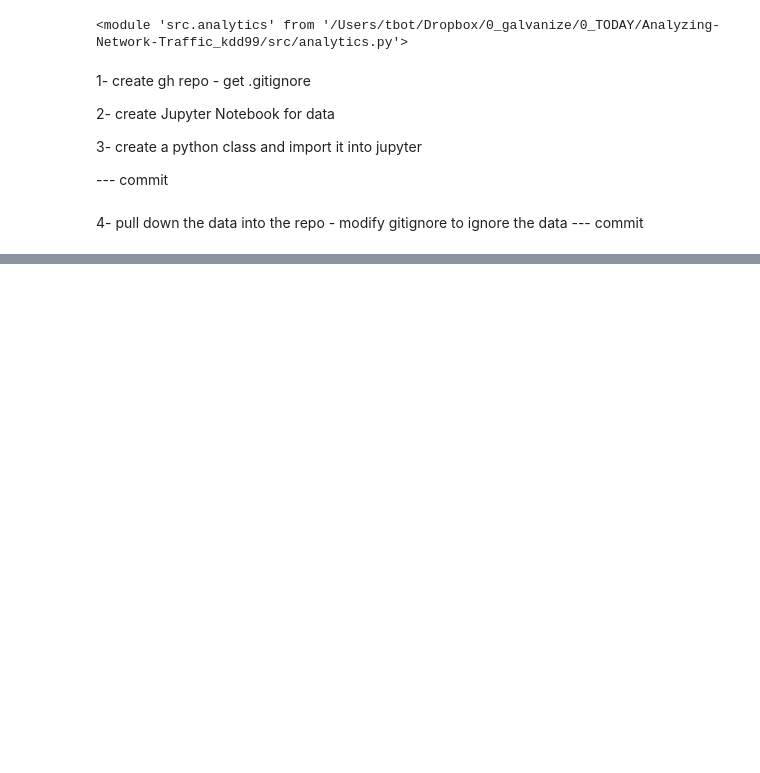
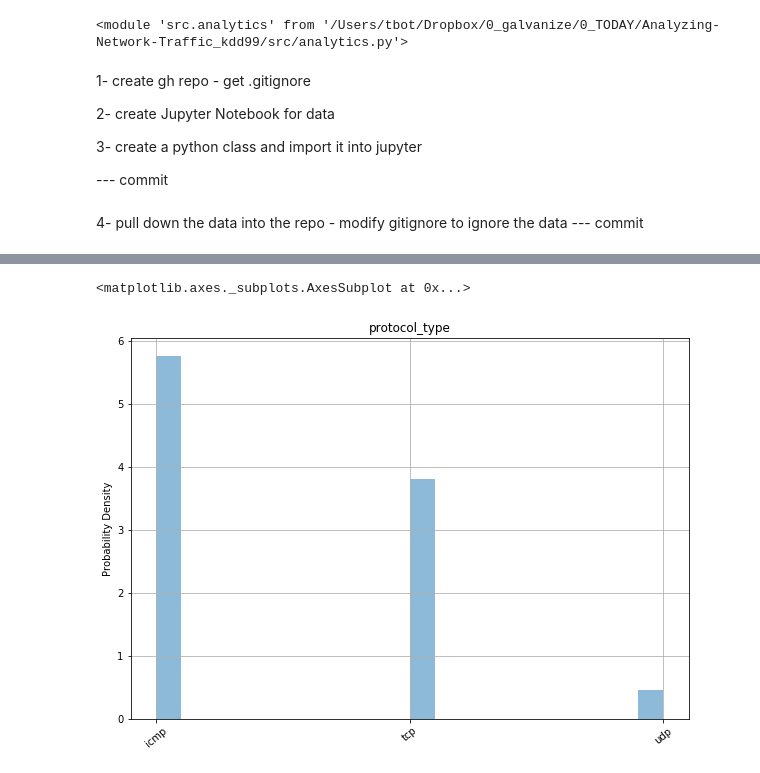
Before and after one commit to MnemoSemiotic/Analyzing-Network-Traffic_kdd99, a Jupyter notebook: Notes_day_1_Dataset_Exploration.ipynb, the cells around one changed output, grey strips where cells are left out. Drawn from its saved outputs; the diff is of its cells as text; code cells hidden in the pictures; blank space fills up the shorter version.

```diff
--- a/Notes_day_1_Dataset_Exploration.ipynb
+++ b/Notes_day_1_Dataset_Exploration.ipynb
@@ -25,0 +140,5 @@ tics.create_random_samples('data/kddcup.data_10_percent', 1000, sample_name)
+# %%
+tics.plot_hist_basic(df, 'protocol_type')
+# %% [output]
+<matplotlib.axes._subplots.AxesSubplot at 0x...>
+[figure, added]
```
Also changed, not shown: parts of 14 cells of this notebook, 1 other file.
